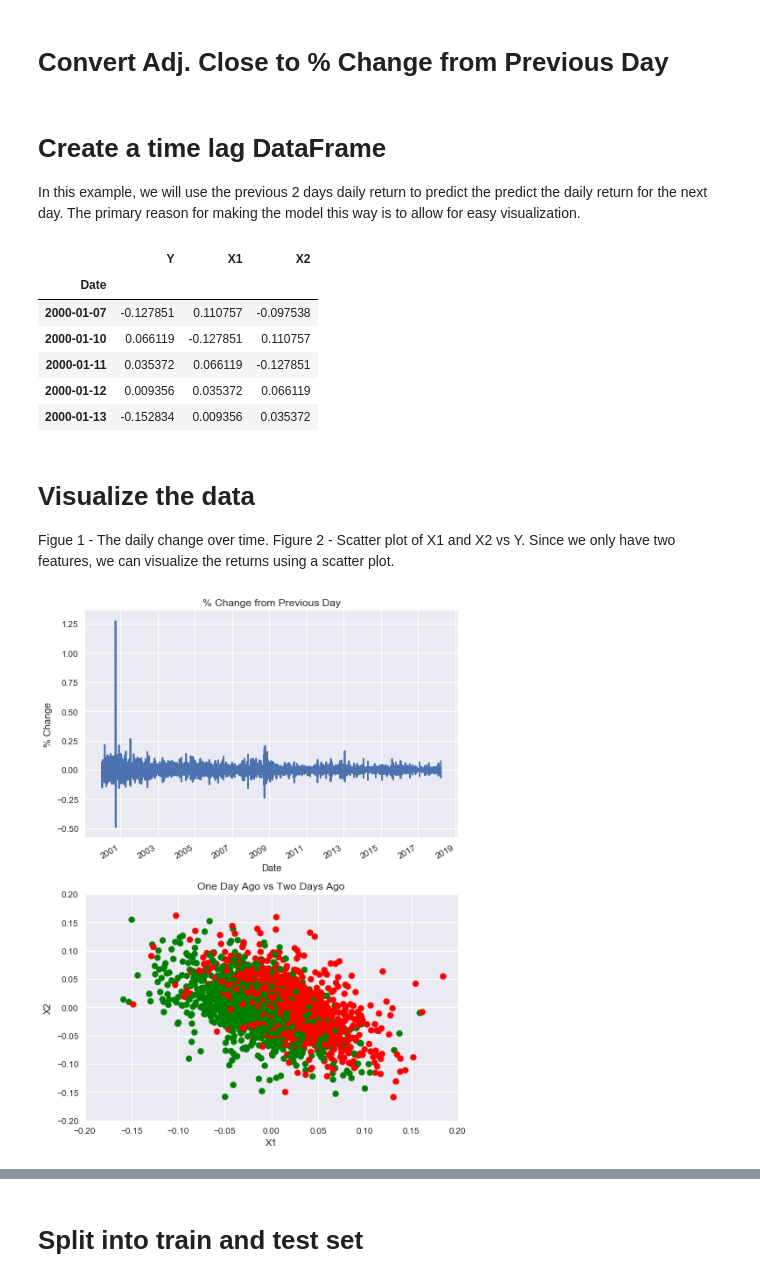
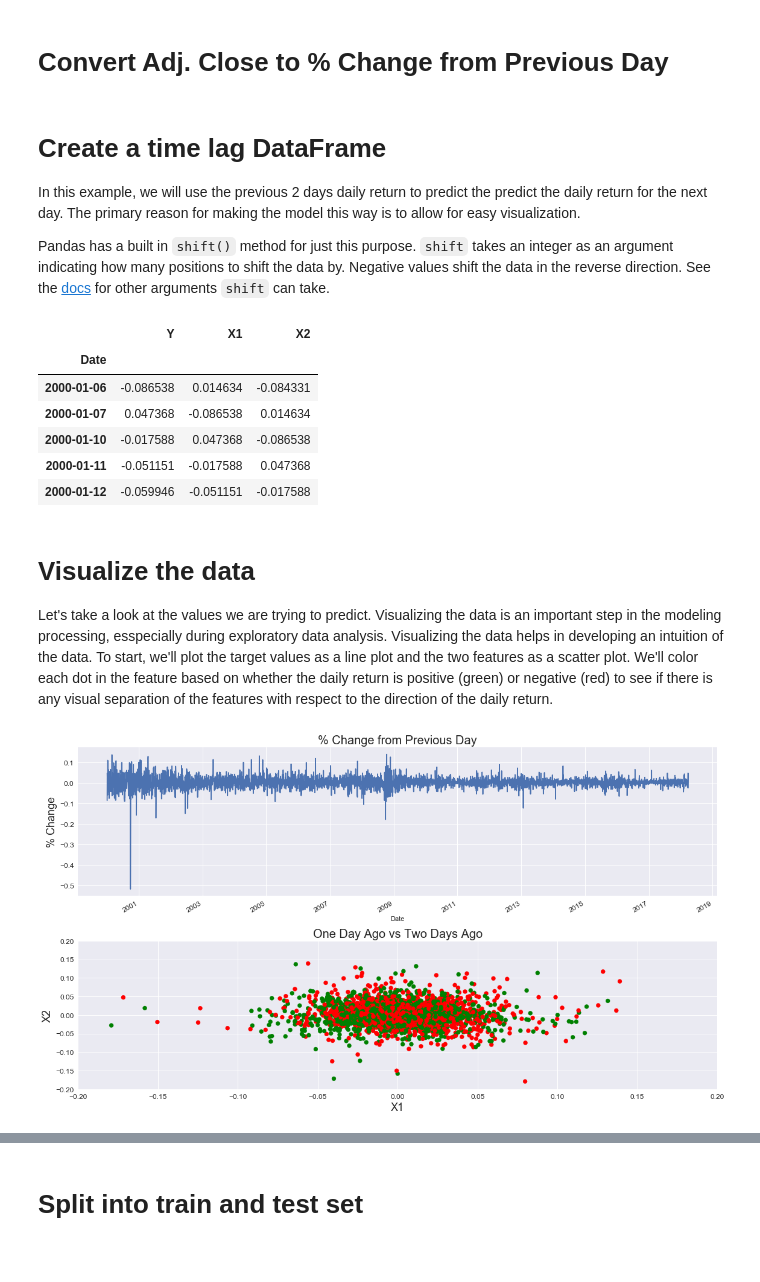
Before and after one commit to johnkmaxi/johnkmaxi.github.io, a Jupyter notebook: notebooks/Predicting-Stock-Price.ipynb, the cells around one changed output, grey strips where cells are left out. Drawn from its saved outputs; the diff is of its cells as text; code cells hidden in the pictures.

```diff
--- a/notebooks/Predicting-Stock-Price.ipynb
+++ b/notebooks/Predicting-Stock-Price.ipynb
@@ -30,6 +22,4 @@ I have come up with several different models using different transforms of the f
 # %%
 # Only need to work with the adj. close
 close = data['WIKI/AAPL - Adj. Close']
-# %%
-close = close/close.shift(1)
 # %% [markdown]
@@ -38,43 +30,50 @@ The problem we are trying to solve in the demonstration is to predict the stock
 # Convert Adj. Close to % Change from Previous Day
 # %%
 # convert the price to a % change from the previous day
-close = (close.shift(1)/close)-1
+close = (close/close.shift(1))-1
 # %% [markdown]
 # Create a time lag DataFrame
 
 In this example, we will use the previous 2 days daily return to predict the predict the daily return for the next day. The primary reason for making the model this way is to allow for easy visualization.
+
+Pandas has a built in `shift()` method for just this purpose. `shift` takes an integer as an argument indicating how many positions to shift the data by. Negative values shift the data in the reverse direction. See the [docs](http://pandas.pydata.org/pandas-docs/version/0.21/generated/pandas.DataFrame.shift.html) for other arguments `shift` can take.
 # %%
 # use close to shift(1)
 close = pd.concat([close,close.shift(1),close.shift(2)],axis=1)
+# rename the columns
 close.columns = ['Y','X1','X2']
+# get rid of NaN values after using shift
 close.dropna(inplace=True)
 close.head()
 # %% [output]
 |  | Y | X1 | X2 |
 | Date |  |  |  |
-| 2000-01-07 | -0.127851 | 0.110757 | -0.097538 |
-| 2000-01-10 | 0.066119 | -0.127851 | 0.110757 |
-| 2000-01-11 | 0.035372 | 0.066119 | -0.127851 |
-| 2000-01-12 | 0.009356 | 0.035372 | 0.066119 |
-| 2000-01-13 | -0.152834 | 0.009356 | 0.035372 |
+| 2000-01-06 | -0.086538 | 0.014634 | -0.084331 |
+| 2000-01-07 | 0.047368 | -0.086538 | 0.014634 |
+| 2000-01-10 | -0.017588 | 0.047368 | -0.086538 |
+| 2000-01-11 | -0.051151 | -0.017588 | 0.047368 |
+| 2000-01-12 | -0.059946 | -0.051151 | -0.017588 |
-# %% [markdown]
-# Visualize the data
-
-Figue 1 - The daily change over time.
-Figure 2 - Scatter plot of X1 and X2 vs Y.
-Since we only have two features, we can visualize the returns using a scatter plot.
+# %% [markdown]
+# Visualize the data
+
+Let's take a look at the values we are trying to predict. Visualizing the data is an important step in the modeling processing, esspecially during exploratory data analysis. Visualizing the data helps in developing an intuition of the data. To start, we'll plot the target values as a line plot and the two features as a scatter plot. We'll color each dot in the feature based on whether the daily return is positive (green) or negative (red) to see if there is any visual separation of the features with respect to the direction of the daily return.
 # %%
 %matplotlib inline
-fig, ax = plt.subplots(2, figsize=(7,9))
+fig, ax = plt.subplots(2, figsize=(16,9))
 close['Y'].plot(kind='line', ax=ax[0])
 ax[1].scatter(close['X1'],close['X2'],c=['r' if x<0 else 'g' for x in close['Y']])
 ax[1].set_xlim(-0.2,0.2) # set the plot limits to zoom in on the bulk of the data
 ax[1].set_ylim(-0.2,0.2)
-ax[0].set_title('% Change from Previous Day')
-ax[0].set_ylabel('% Change')
-ax[1].set_title('One Day Ago vs Two Days Ago')
-ax[1].set_xlabel('X1')
-ax[1].set_ylabel('X2')
-plt.tight_layout()
+ax[0].set_title('% Change from Previous Day', fontsize=20)
+ax[0].set_ylabel('% Change', fontsize=18)
+ax[1].set_title('One Day Ago vs Two Days Ago', fontsize=20)
+ax[1].set_xlabel('X1', fontsize=18)
+ax[1].set_ylabel('X2', fontsize=18)
+for a in ax:
+    for tick in a.get_xticklabels():
+        tick.set_fontsize(12)
+    for tick in a.get_yticklabels():
+        tick.set_fontsize(12)
+fig.tight_layout();
 # %% [output]
-[figure, old version]
+[figure, new version]
```
Also changed, not shown: parts of 14 cells of this notebook.
